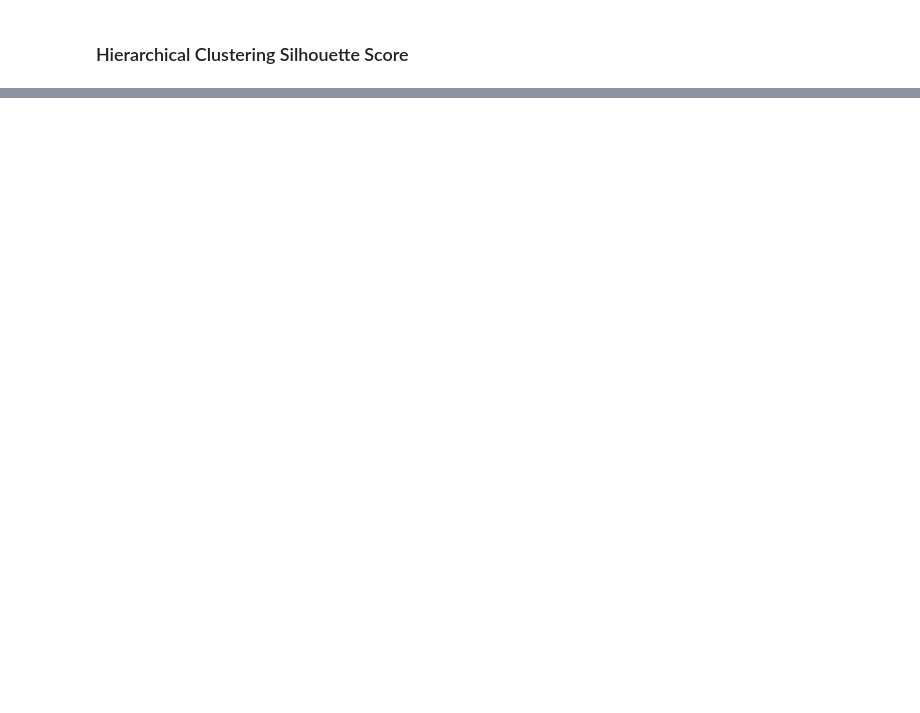
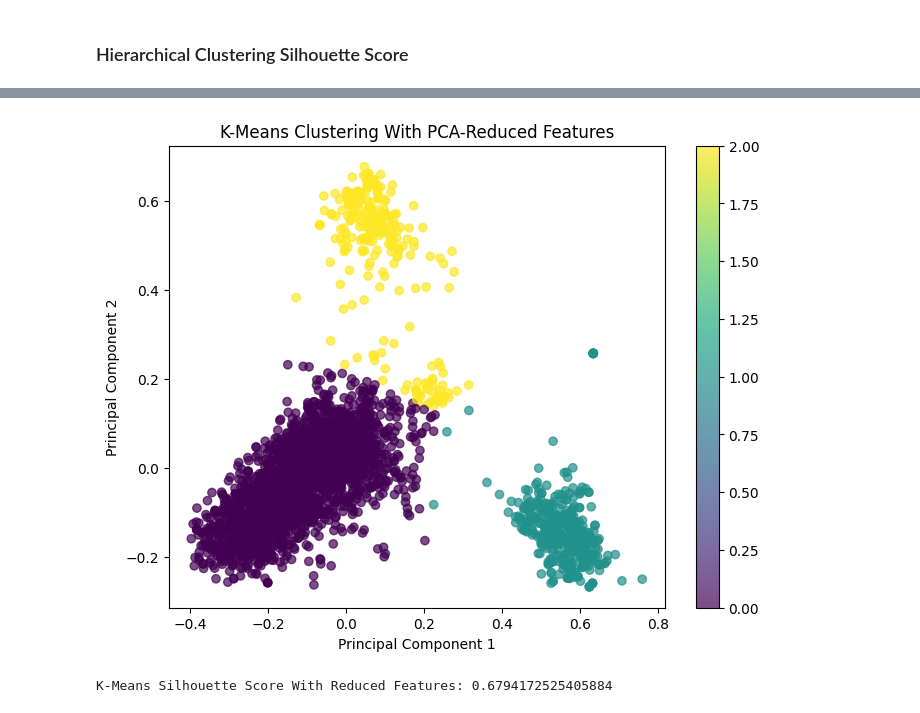
Before and after one commit to Artin-Tavasoli/NLP-Clustering, a Jupyter notebook: Clustering.ipynb, the cells around one changed output, grey strips where cells are left out. Saved outputs shown, nothing was run; the diff lists cells and outputs as text; code cells hidden in the pictures; blank space fills up the shorter version.

Commit message:
Finished PCA + Compared methods performance after feature reduction

```diff
--- a/Clustering.ipynb
+++ b/Clustering.ipynb
@@ -421,0 +479,15 @@ DBSCAN Silhouette Score: 0.06976322084665298
+# %%
+inertia = []
+k_range = range(2, 15)
+
+for k in k_range:
+    kmeans = KMeans(n_clusters=k, random_state=42)
+    kmeans.fit(reduced_features)
+    inertia.append(kmeans.inertia_)
+
+plt.figure(figsize=(8, 6))
+plt.plot(k_range, inertia, marker='o')
+plt.title('Optimal K Using Elbow Method ')
+plt.xlabel('Number of Clusters (K)')
+plt.ylabel('Inertia')
+plt.show()
@@ -421,0 +496,22 @@ DBSCAN Silhouette Score: 0.06976322084665298
+# %%
+optimal_k = 3 # based on elbow method above
+kmeans = KMeans(n_clusters=optimal_k, random_state=42)
+music_df['cluster_with_kmeans_reduced_features'] = kmeans.fit_predict(reduced_features)
+
+
+plt.figure(figsize=(8, 6))
+plt.scatter(
+    reduced_features[:, 0], reduced_features[:, 1],
+    c=music_df['cluster_with_kmeans_reduced_features'], cmap='viridis', alpha=0.7
+)
+plt.title('K-Means Clustering With PCA-Reduced Features')
+plt.xlabel('Principal Component 1')
+plt.ylabel('Principal Component 2')
+plt.colorbar()
+plt.show()
+
+score = silhouette_score(reduced_features, music_df['cluster_with_kmeans_reduced_features'])
+print(f"K-Means Silhouette Score With Reduced Features: {score}")
+# %% [output]
+[figure, added]
+K-Means Silhouette Score With Reduced Features: 0.6794172525405884
```
Also changed, not shown: parts of 34 cells of this notebook.
